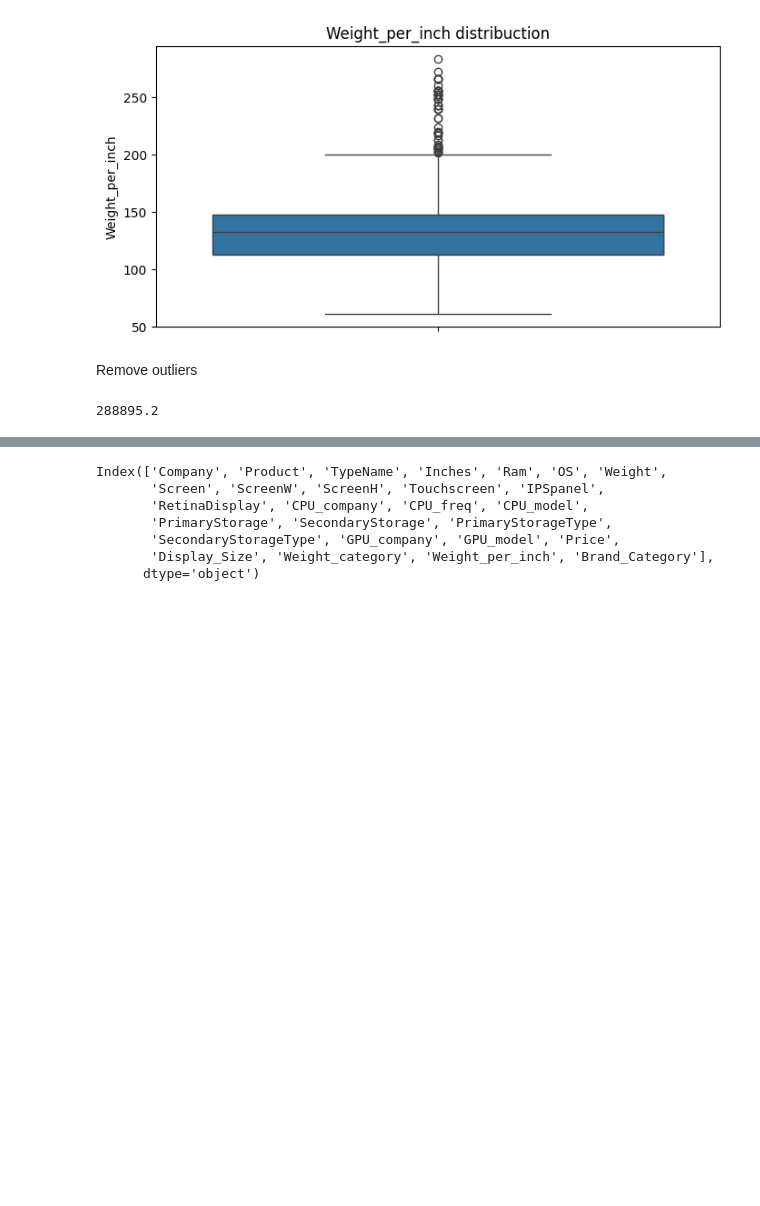
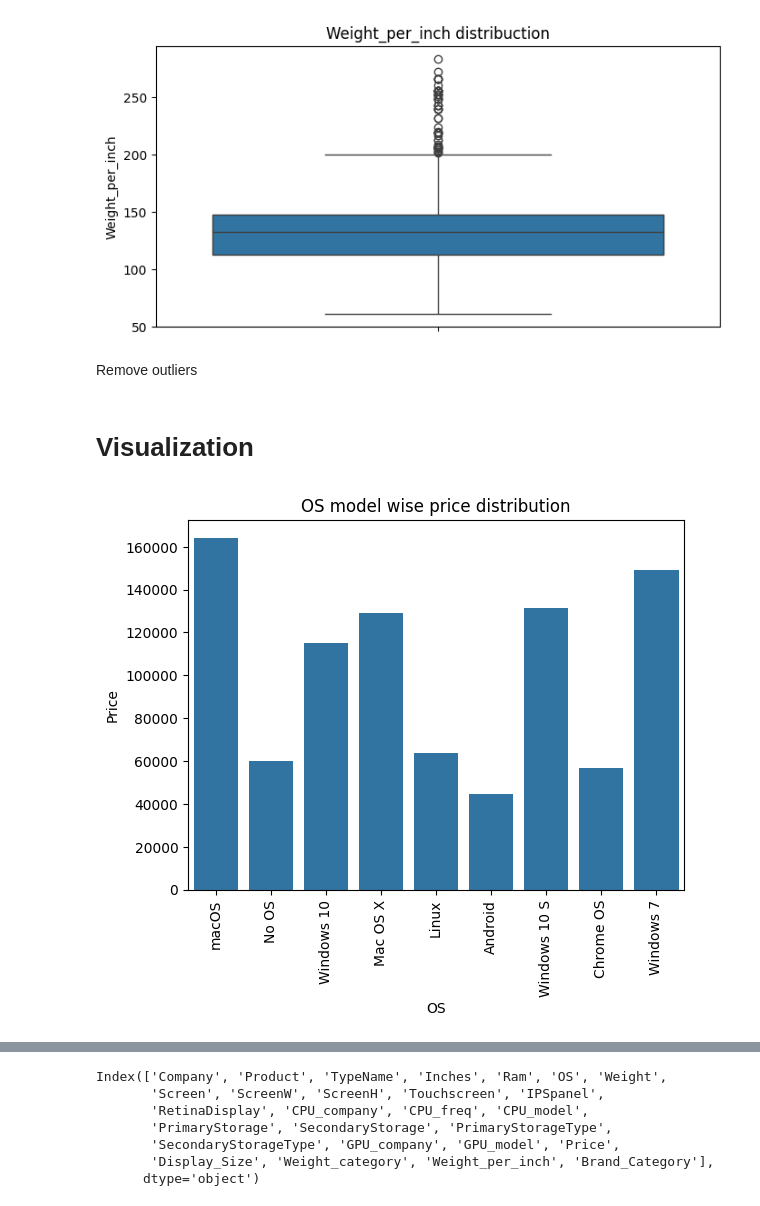
Before and after one commit to Priyanshu-techp/Laptop-price-analysis-and-price-prediction, a Jupyter notebook: Notebook/Visual.ipynb, the cells around one changed output, grey strips where cells are left out. Cells and saved outputs as stored; diff of their text form; code cells hidden in the pictures; blank space fills up the shorter version.

Commit message:
Updated Visual.ipynb and .gitignore

```diff
--- a/Notebook/Visual.ipynb
+++ b/Notebook/Visual.ipynb
@@ -188,7 +190,3 @@ for col in columns:
     median = df[col].median()
     outliers = (df[col] < lower_limit) | (df[col] > upper_limit)
     df.loc[outliers, col] = median
-# %%
-df['Price'].max()
-# %% [output]
-288895.2
@@ -196,0 +193,12 @@ df['Price'].max()
+# %% [markdown]
+# Visualization
+# %%
+# os model wise price distribution
+sns.barplot(x = df['OS'],
+            y = df['Price'],
+            ci=None)
+plt.xticks(rotation = 90)
+plt.title('OS model wise price distribution')
+plt.show()
+# %% [output]
+[figure, added]
```
Also changed, not shown: parts of 8 cells of this notebook, 1 other file.
